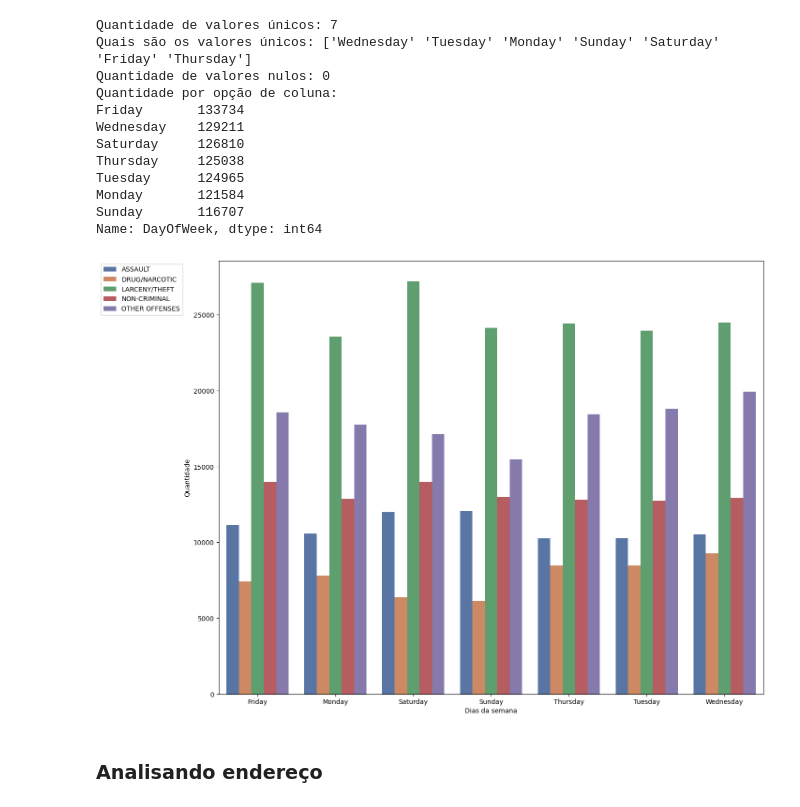
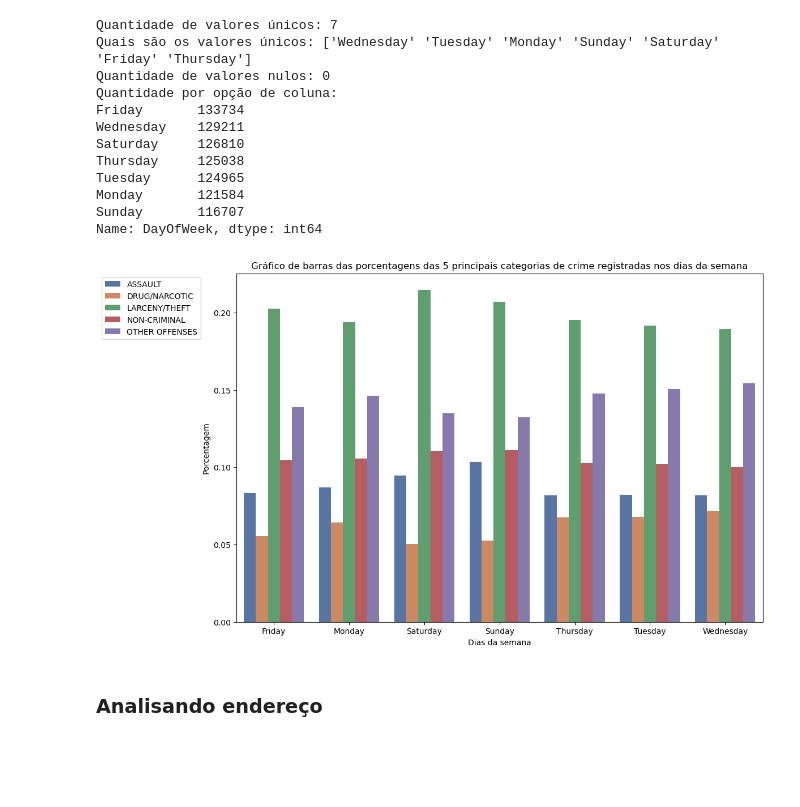
Before and after one commit to wendeljuliao/San-Francisco-Crime-Classification, a Jupyter notebook: SaoFrancisco-Wendel.ipynb, the cells around one changed output. Cells and saved outputs as stored; diff of their text form; code cells hidden in the pictures; blank space fills up the shorter version.

Commit message:
colocar gráfico de barras com porcentagem e alguns ajustes no codigo

```diff
--- a/SaoFrancisco-Wendel.ipynb
+++ b/SaoFrancisco-Wendel.ipynb
@@ -213,22 +218,30 @@ Tuesday      124965
 Monday       121584
 Sunday       116707
 Name: DayOfWeek, dtype: int64
+# %%
+def porcentagem_dayOfWeek_category(dados):
+    dados['Porcentagem'] = dados['Quantidade'] / df_dados[df_dados['DayOfWeek'] == dados['DayOfWeek']]['DayOfWeek'].count()
+
+    return dados
 # %%
 listaCategoryTop5 = df_dados['Category'].value_counts().index.tolist()[:5]
 
 df_dados_filter = df_dados[df_dados['Category'].isin(listaCategoryTop5)]
 
-df_data_agrupados = df_dados_filter.groupby(['DayOfWeek', 'Category']).size().to_frame('Quantidade').reset_index()
+df_dados_agrupados = df_dados_filter.groupby(['DayOfWeek', 'Category']).size().to_frame('Quantidade').reset_index()
+df_dados_agrupados = df_dados_agrupados.apply(porcentagem_dayOfWeek_category, axis = 1)
 
-plt.figure(figsize=(15,12))
-sns.barplot(x='DayOfWeek', y='Quantidade', hue='Category', data=df_data_agrupados, palette="deep")
+plt.figure(figsize=(12,8))
+sns.barplot(x='DayOfWeek', y='Porcentagem', hue='Category', data=df_dados_agrupados, palette="deep")
 
 plt.xlabel("Dias da semana")
 plt.legend(loc = 'best', bbox_to_anchor=(-0.06, 1))
 
+plt.title("Gráfico de barras das porcentagens das 5 principais categorias de crime registradas nos dias da semana")
+
 plt.show()
 # %% [output]
-[figure, old version]
+[figure, new version]
 # %% [markdown]
 ### Analisando endereço
 # %%
```
Also changed, not shown: parts of 6 cells of this notebook.
